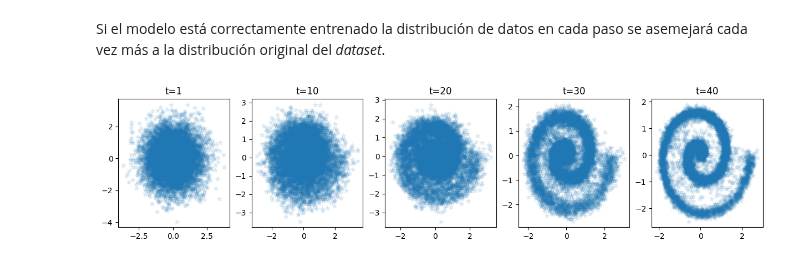
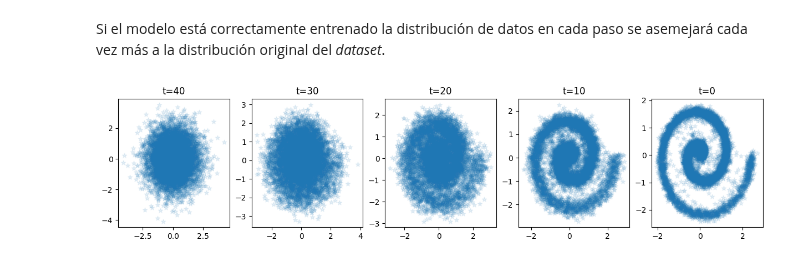
Before and after one commit to jcmellado/sapiens, a Jupyter notebook: notebooks/diffusion-models/diffusion-models-implementation.ipynb, the cells around one changed output. Cells and saved outputs as stored; diff of their text form; code cells hidden in the pictures.

```diff
--- a/notebooks/diffusion-models/diffusion-models-implementation.ipynb
+++ b/notebooks/diffusion-models/diffusion-models-implementation.ipynb
@@ -205,23 +205,12 @@ class DiffusionModel(nn.Module):
       nn.Linear(model_dim, model_dim),
       nn.ReLU(),
       nn.Linear(model_dim, model_dim),
-      nn.ReLU(),
-      nn.Linear(model_dim, model_dim),
       nn.ReLU()
     ])
 
     self.mu = nn.Linear(model_dim, 2)
     self.sigma = nn.Linear(model_dim, 2)
     self.sigmoid = nn.Sigmoid()
-
-    self._initialize_weights()
-
-  def _initialize_weights(self):
-    for m in self.modules():
-      if isinstance(m, nn.Linear):
-        nn.init.kaiming_normal_(m.weight, nonlinearity='relu')
-        if m.bias is not None:
-          nn.init.zeros_(m.bias)
 
   def forward(self, x: torch.Tensor, t: torch.Tensor) -> tuple[torch.Tensor, torch.Tensor]:
     t_normalized = t.float().view(x.shape[0], 1) / self.num_time_steps
@@ -312,7 +301,7 @@ from torch.optim import Adam, lr_scheduler
 from torch.distributions import Normal, kl_divergence
 
 def train(model: nn.Module, x: torch.Tensor, betas: torch.Tensor, bar_alphas: torch.Tensor, num_epochs: int, batch_size: int) -> None:
-  optimizer = Adam(model.parameters(), lr=0.0001)
+  optimizer = Adam(model.parameters(), lr=0.001)
   scheduler = lr_scheduler.LinearLR(optimizer, start_factor=1.0, end_factor=0.01, total_iters=num_epochs)
 
   for epoch in range(num_epochs):
@@ -328,7 +317,7 @@ def train(model: nn.Module, x: torch.Tensor, betas: torch.Tensor, bar_alphas: to
       # Muestra con ruido en el paso de tiempo t
       x_t = noised_sample(x_0, t, bar_alphas)
 
-      # Media y varianza para la muestra con ruido en el paso de tiempo t
+      # Media y varianza originales
       true_mean = calculate_true_mean(x_0, x_t, t, betas, bar_alphas)
       true_variance = calculate_true_variance(t, betas, bar_alphas)
 
@@ -352,7 +341,7 @@ def train(model: nn.Module, x: torch.Tensor, betas: torch.Tensor, bar_alphas: to
     scheduler.step()
     avg_loss = total_loss / steps
 
-    if (epoch + 1) % 1000 == 1:
+    if (epoch + 1) % 1000 == 0:
       current_lr = optimizer.param_groups[0]['lr']
       print(f"Época {epoch + 1}/{num_epochs}, Pérdida promedio: {avg_loss:.4f}, Learning Rate: {current_lr:.6f}")
 # %%
@@ -402,18 +399,18 @@ Si el modelo está correctamente entrenado la distribución de datos en cada pas
 # %%
 def plot_denoising() -> None:
   fig, axs = plt.subplots(1, 5, figsize=(15, 3))
 
   samples = denoising()
 
-  for i, num_steps in enumerate([1, 10, 20, 30, 40]):
+  for i, num_steps in enumerate([0, 10, 20, 30, 40]):
     sample = samples[num_steps].cpu().numpy()
     axs[i].scatter(sample[:, 0], sample[:, 1], marker="*", alpha=0.1)
-    axs[i].set_title(f't={num_steps}')
+    axs[i].set_title(f't={num_time_steps - num_steps}')
 
   plt.show()
 
 model.eval()
 
 plot_denoising()
 # %% [output]
-[figure, old version]
+[figure, new version]
```
Also changed, not shown: parts of 7 cells of this notebook.
